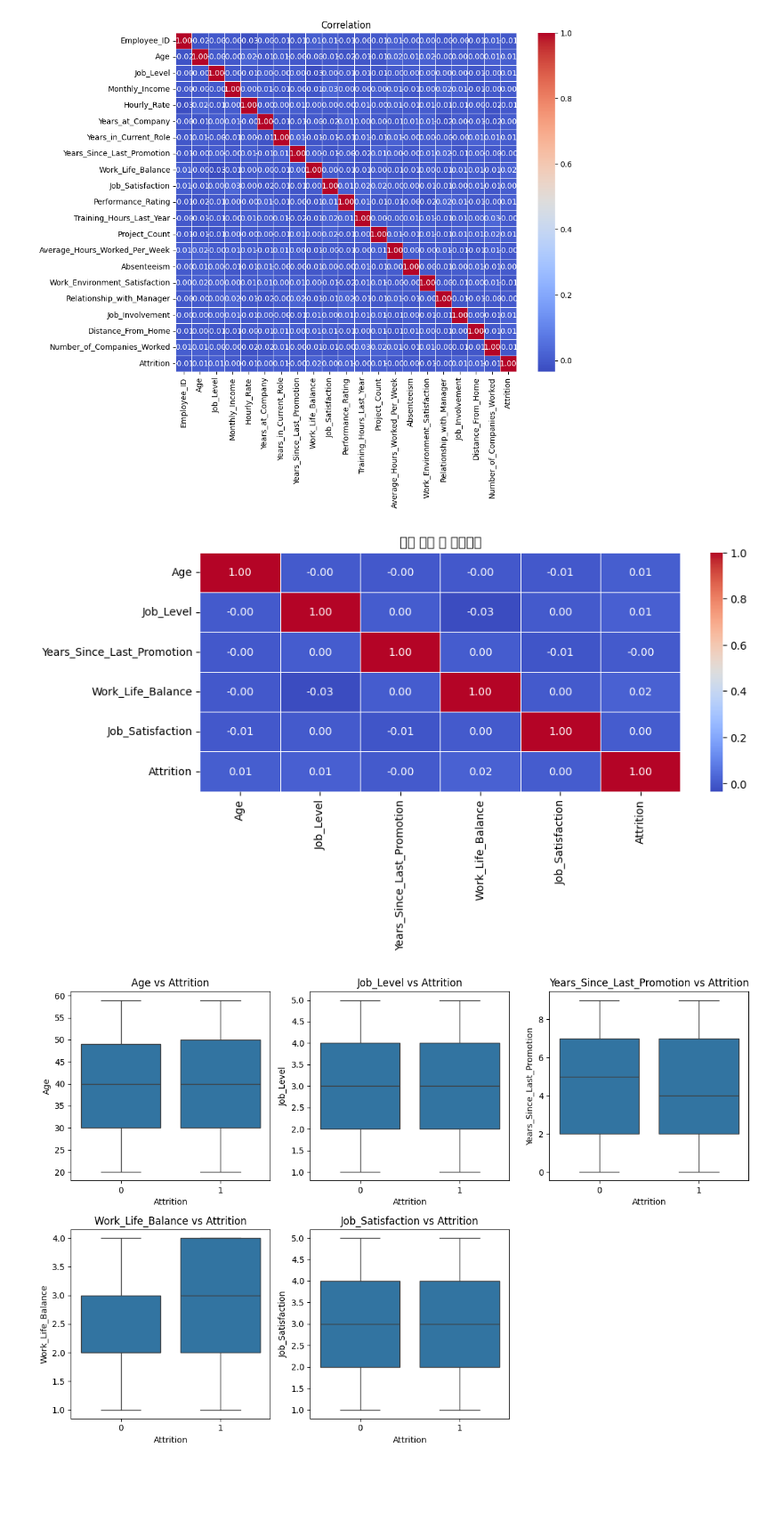
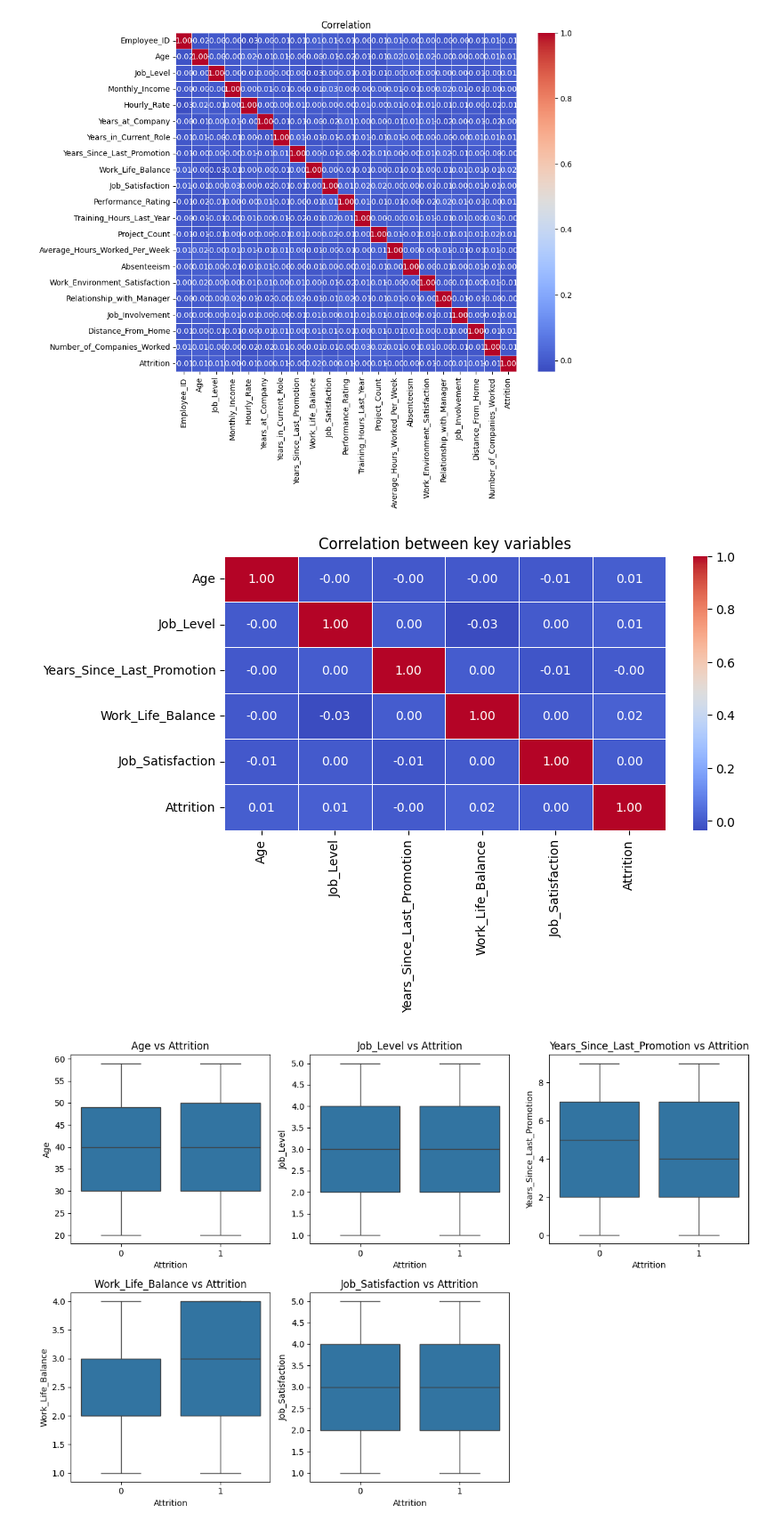
Before and after one commit to boostcampaitech7/level4-cv-finalproject-hackathon-cv-02-lv3, a Jupyter notebook: AutoML_Other_Data/other_data/EDA.ipynb, the cells around one changed output. Shown at 89% size. Drawn from its saved outputs; the diff is of its cells as text; code cells hidden in the pictures; blank space fills up the shorter version.

```diff
--- a/AutoML_Test/other_data/EDA.ipynb
+++ b/AutoML_Other_Data/other_data/EDA.ipynb
@@ -125,14 +125,14 @@ plt.show()
 # %%
 # X 변수와 타겟 변수 포함
 df = df[['Age', 'Job_Level', 'Years_Since_Last_Promotion', 'Work_Life_Balance', 'Job_Satisfaction', 'Attrition']]
 
 # 상관행렬 계산
 plt.figure(figsize=(8, 4))
 sns.heatmap(df.corr(), annot=True, fmt=".2f", cmap="coolwarm", linewidths=0.5)
-plt.title("주요 변수 간 상관관계")
+plt.title("Correlation between key variables")
 plt.show()
 # %% [output]
-[figure, old version]
+[figure, new version]
 # %%
 # 주요 변수들 간의 관계 분석
 plt.figure(figsize=(12, 8))
```
Also changed, not shown: parts of 1 cell of this notebook, 11 other files.
